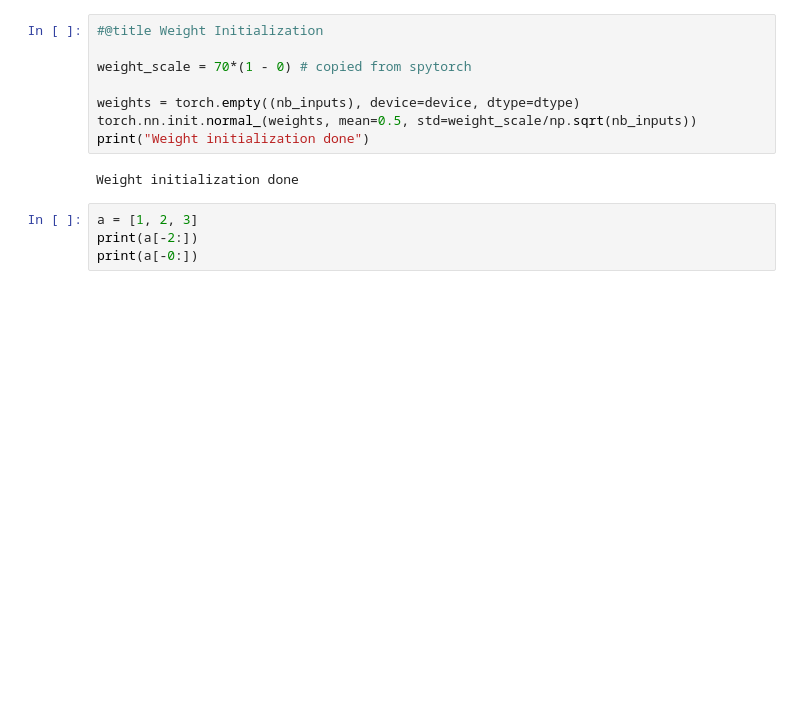
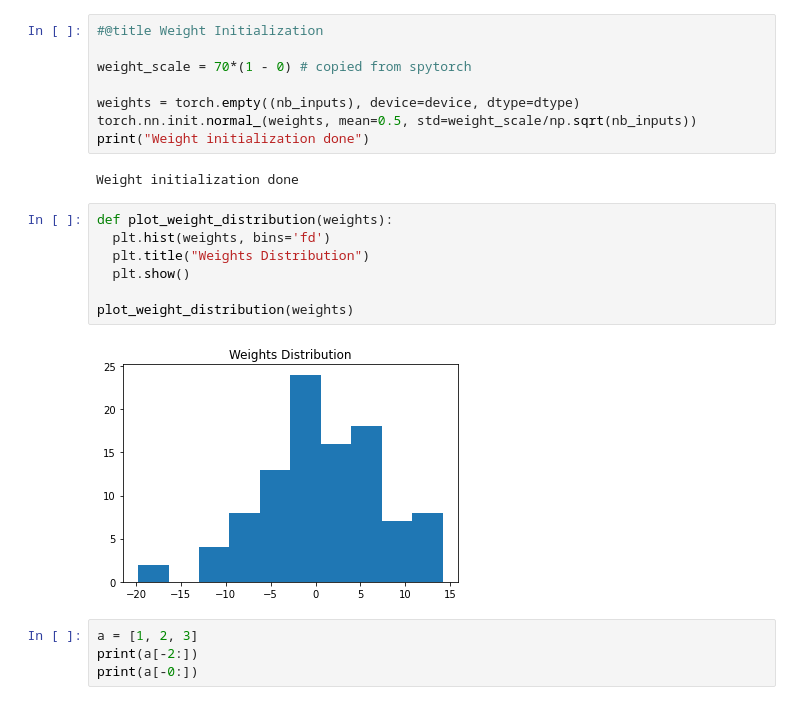
Before and after one commit to divyanshgupt/Unreliable-Transmission, a Jupyter notebook: Superspike implementation.ipynb, the cells around one changed output. Drawn from its saved outputs; the diff is of its cells as text; blank space fills up the shorter version.

Commit message:
better plot function - work in progress

```diff
--- a/Superspike implementation.ipynb
+++ b/Superspike implementation.ipynb
@@ -485,6 +485,15 @@ torch.nn.init.normal_(weights, mean=0.5, std=weight_scale/np.sqrt(nb_inputs))
 print("Weight initialization done")
 # %% [output]
 Weight initialization done
+# %%
+def plot_weight_distribution(weights):
+  plt.hist(weights, bins='fd')
+  plt.title("Weights Distribution")
+  plt.show()
+
+plot_weight_distribution(weights)
+# %% [output]
+[figure, added]
 # %%
 a = [1, 2, 3]
 print(a[-2:])
```
Also changed, not shown: parts of 1 cell of this notebook.
